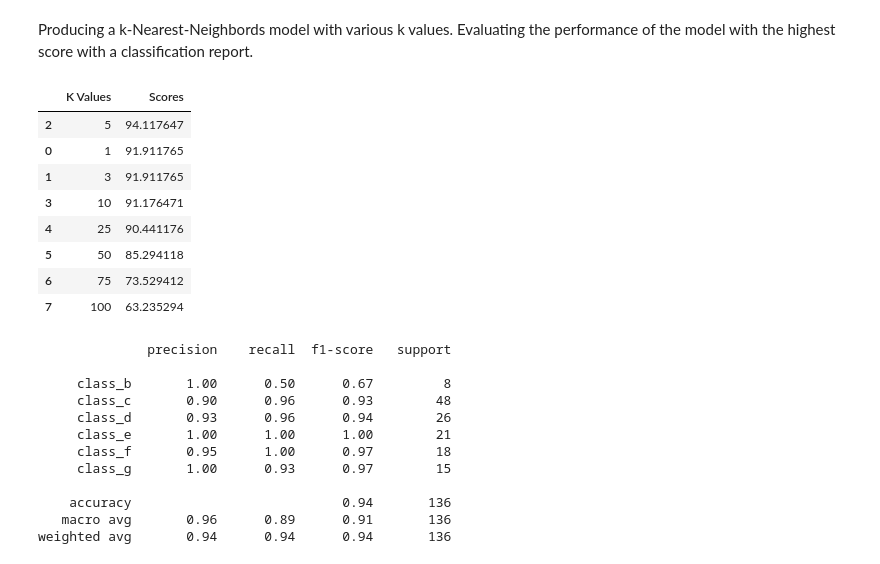
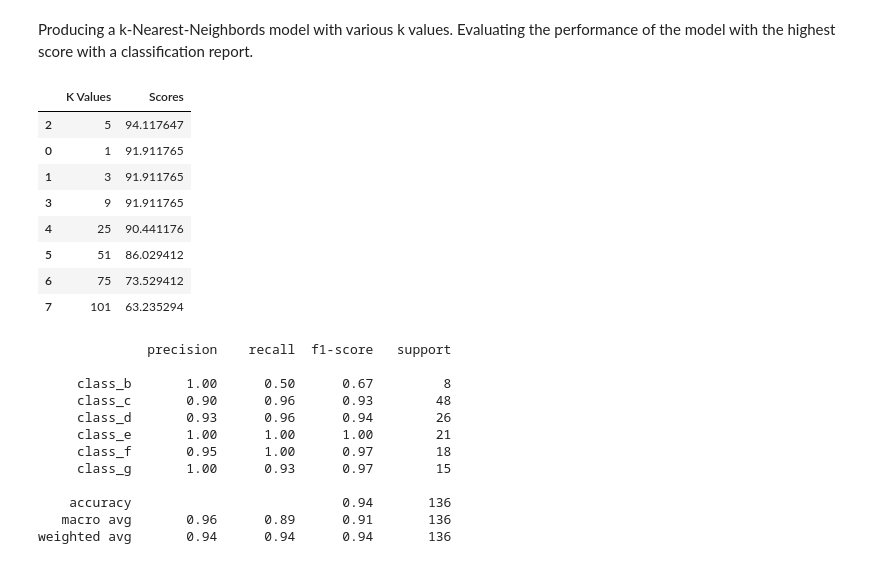
Before and after one commit to pau-you/Wildfires-in-California, a Jupyter notebook: final_wildfires.ipynb, the cells around one changed output. Saved outputs shown, nothing was run; the diff lists cells and outputs as text; code cells hidden in the pictures.

```diff
--- a/final_wildfires.ipynb
+++ b/final_wildfires.ipynb
@@ -232,39 +232,39 @@ KNN model works well with our data because it can be used on classes, determinin
 # %% [markdown]
 Producing a k-Nearest-Neighbords model with various k values. Evaluating the performance of the model with the highest score with a classification report.
 # %%
-k_values = [1,3,5,10, 25, 50, 75, 100]
+k_values = [1,3,5,9, 25, 51, 75, 101]
 
 #add scores for each k_value
 scores = []
 for k in k_values:
     model = KNeighborsClassifier(n_neighbors =k)
     model.fit(train_data, train_labels)
     score = model.score(dev_data, dev_labels)
     scores.append(score)
 percent = (np.array(scores)*100)
 
 #go through each k_value to fit the model
 test_predicted_labels = []
 for k in k_values:
     model = KNeighborsClassifier(n_neighbors =k)
     model.fit(train_data, train_labels)
     test_predicted_labels.append(model.predict(dev_data))
 
 #creating a table to easily visualize K value to corresponding score
 kdf = {'K Values': k_values, 'Scores': percent}
 kdft = pd.DataFrame(kdf, columns = ['K Values', 'Scores'])
 #sorting the table by highest scores
 kdft.sort_values(by = 'Scores', ascending=False)
 # %% [output]
 |  | K Values | Scores |
 | 2 | 5 | 94.117647 |
 | 0 | 1 | 91.911765 |
 | 1 | 3 | 91.911765 |
-| 3 | 10 | 91.176471 |
+| 3 | 9 | 91.911765 |
 | 4 | 25 | 90.441176 |
-| 5 | 50 | 85.294118 |
+| 5 | 51 | 86.029412 |
 | 6 | 75 | 73.529412 |
-| 7 | 100 | 63.235294 |
+| 7 | 101 | 63.235294 |
 # %%
 #create classifcation report for 5-Nearest Neighbor (the one that produced the highest score)
 model1 = KNeighborsClassifier(n_neighbors =5)
```
Also changed, not shown: parts of 1 cell of this notebook.
